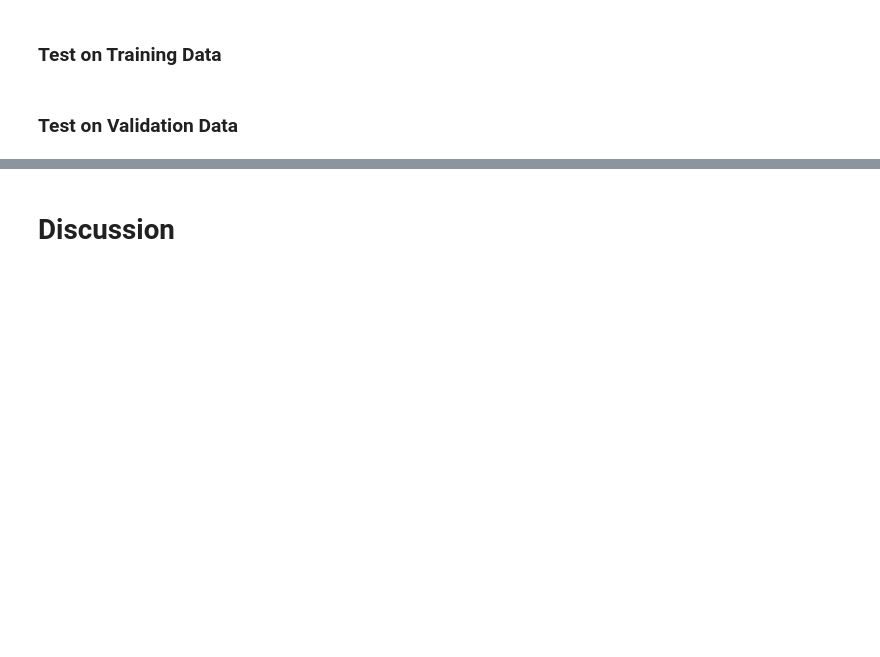
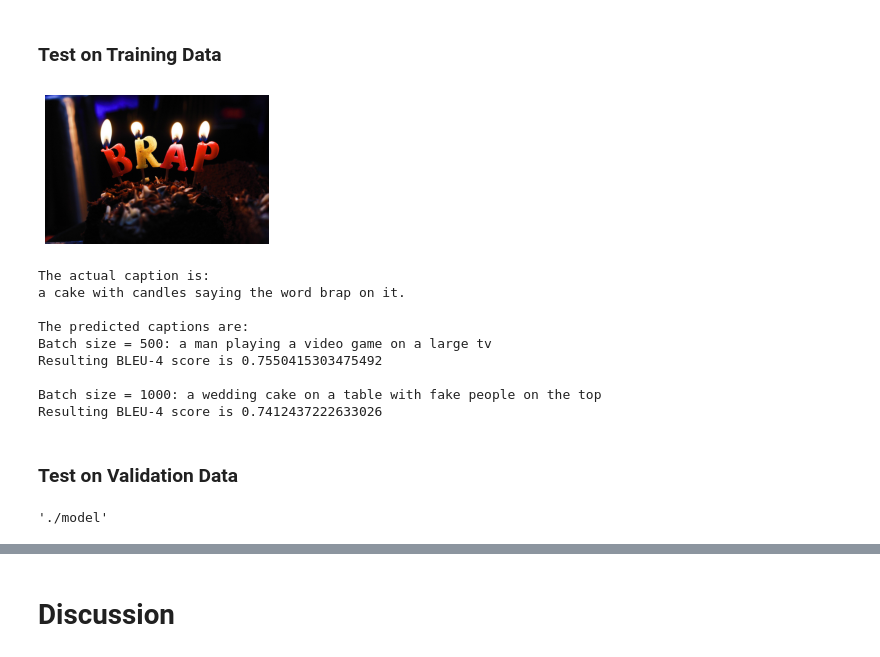
Before and after one commit to TianyuanCai/image_captioning, a Jupyter notebook: image_captioning.ipynb, the cells around one changed output, grey strips where cells are left out. Cells and saved outputs as stored; diff of their text form; code cells hidden in the pictures; blank space fills up the shorter version.

```diff
--- a/image_captioning.ipynb
+++ b/image_captioning.ipynb
@@ -696,34 +867,49 @@ rand_train_image = np.random.choice(range(len(captions)))
 # %%
 I = io.imread(images[rand_train_image])
 plt.imshow(I)
 plt.axis('off')
 plt.show()
 
 # Obtain actual and predicted images and their captions
 actual_caption = captions[rand_train_image]
 actual_caption = re.sub(r'(start|end)_sentence', '', actual_caption).strip()
 print("The actual caption is:\n%s \n\nThe predicted captions are:" %
       (actual_caption))
 
-for bs in [500, 1000, 2000, 3000]:
+for bs in [500, 1000]:
     model.load_weights(model_directory + '/model_epoch%s_bs%s.h5' %
                        (epochs - 1, bs))
     # Compare captions
     img_desc = generate_desc(model, tokenizer,
                              images_features[rand_train_image], max_length)
 
     actual_caption = re.sub(r'(start|end)_sentence', '', actual_caption)
     print("Batch size = %s: %s" % (bs, img_desc))
 
     result_bleu = nltk.translate.bleu_score.sentence_bleu(
         actual_caption, img_desc)
     print("Resulting BLEU-4 score is %s\n" % (result_bleu))
+# %% [output]
+[figure, added]
+The actual caption is:
+a cake with candles saying the word brap on it.
+
+The predicted captions are:
+Batch size = 500: a man playing a video game on a large tv
+Resulting BLEU-4 score is 0.7550415303475492
+
+Batch size = 1000: a wedding cake on a table with fake people on the top
+Resulting BLEU-4 score is 0.7412437222633026
 # %% [markdown]
 ### Test on Validation Data
 # %%
 np.random.seed(511)
 # %%
 rand_test_image = np.random.choice(range(len(test_captions)))
+# %%
+model_directory
+# %% [output]
+'./model'
 # %%
 I = io.imread(images[rand_test_image])
 plt.imshow(I)
```
Also changed, not shown: parts of 29 cells of this notebook.
